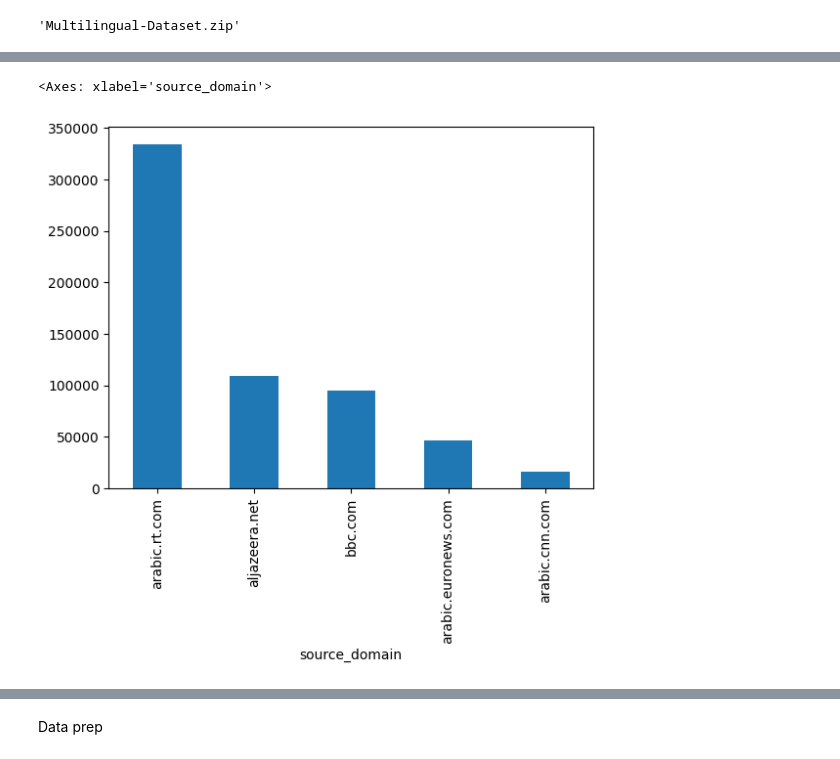
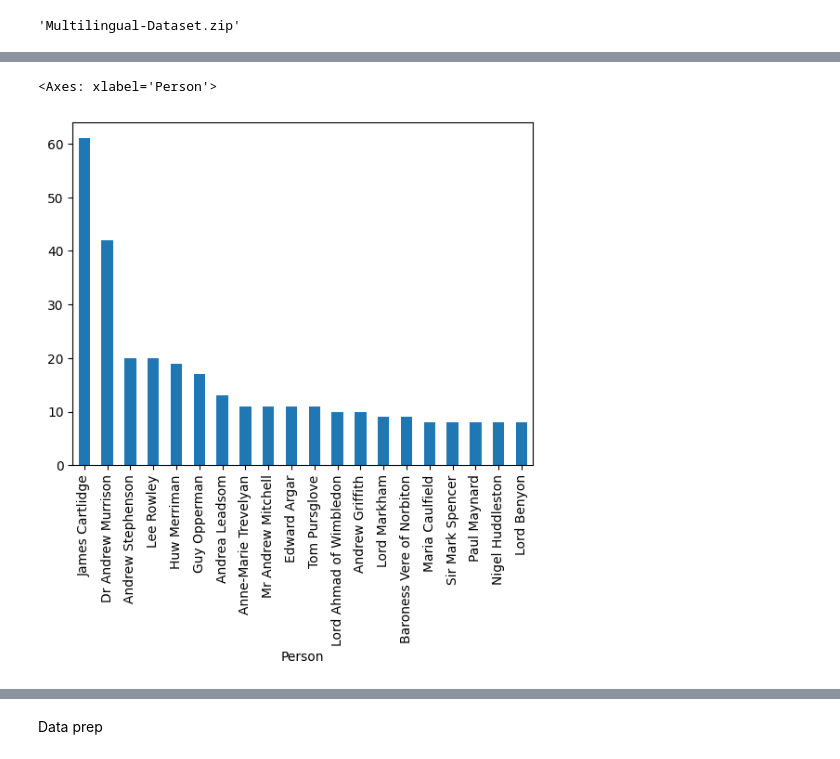
Before and after one commit to hannaschmueck/Session1_Visualisation_and_Summarisation, a Jupyter notebook: NoteBooks/2_visualisation_wordcloud_Multi.ipynb, the cells around one changed output, grey strips where cells are left out. Drawn from its saved outputs; the diff is of its cells as text; code cells hidden in the pictures.

```diff
--- a/NoteBooks/2_visualisation_wordcloud_Multi.ipynb
+++ b/NoteBooks/2_visualisation_wordcloud_Multi.ipynb
@@ -58,0 +58,8 @@ Files extracted:
+# %%
+import pandas as pd
+
+# Load the dataset with additional parameters to handle potential formatting issues
+try:
+    df = pd.read_csv('/content/answeredquestions.csv', on_bad_lines='skip')
+except pd.errors.ParserError as e:
+    print("ParserError:", e)
@@ -179,0 +161,2 @@ df3 = df3.rename(columns = {'description' : 'text'})
+# %%
+df_subset = df.loc[:,['question text', 'answer > answer text', 'answer > answering member printed']]
@@ -180,5 +179,8 @@ df3 = df3.rename(columns = {'description' : 'text'})
+# %%
+df_subset = df_subset.rename(columns={'question text': 'Question', 'answer > answer text': 'Answer',
+                           'answer > answering member printed': 'Person'})
 # %%
-df3['source_domain'].value_counts().nlargest(20).plot(kind = 'bar')
+df_subset['Person'].value_counts().nlargest(20).plot(kind = 'bar')
 # %% [output]
-<Axes: xlabel='source_domain'>
+<Axes: xlabel='Person'>
-[figure, old version]
+[figure, new version]
```
Also changed, not shown: parts of 29 cells of this notebook.
